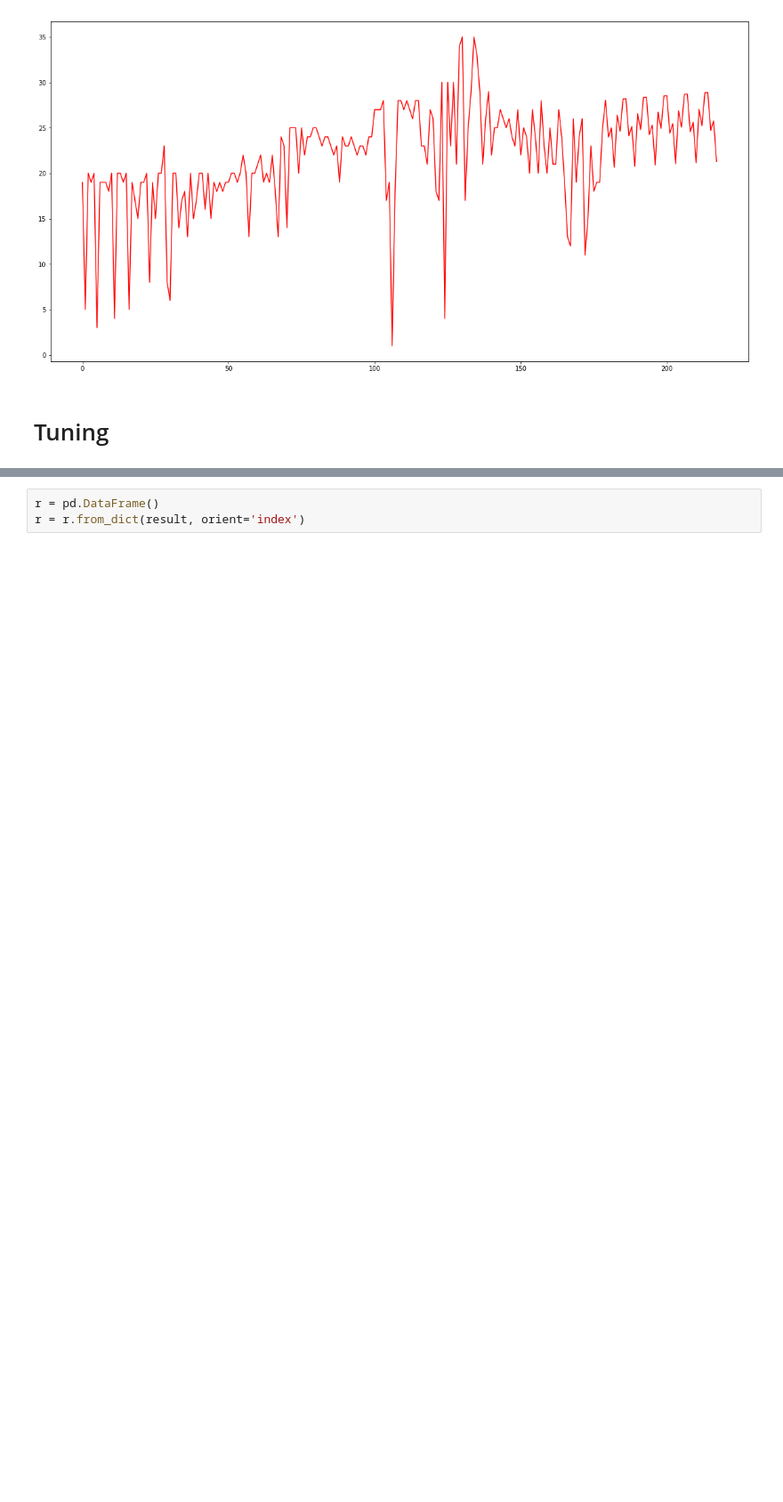
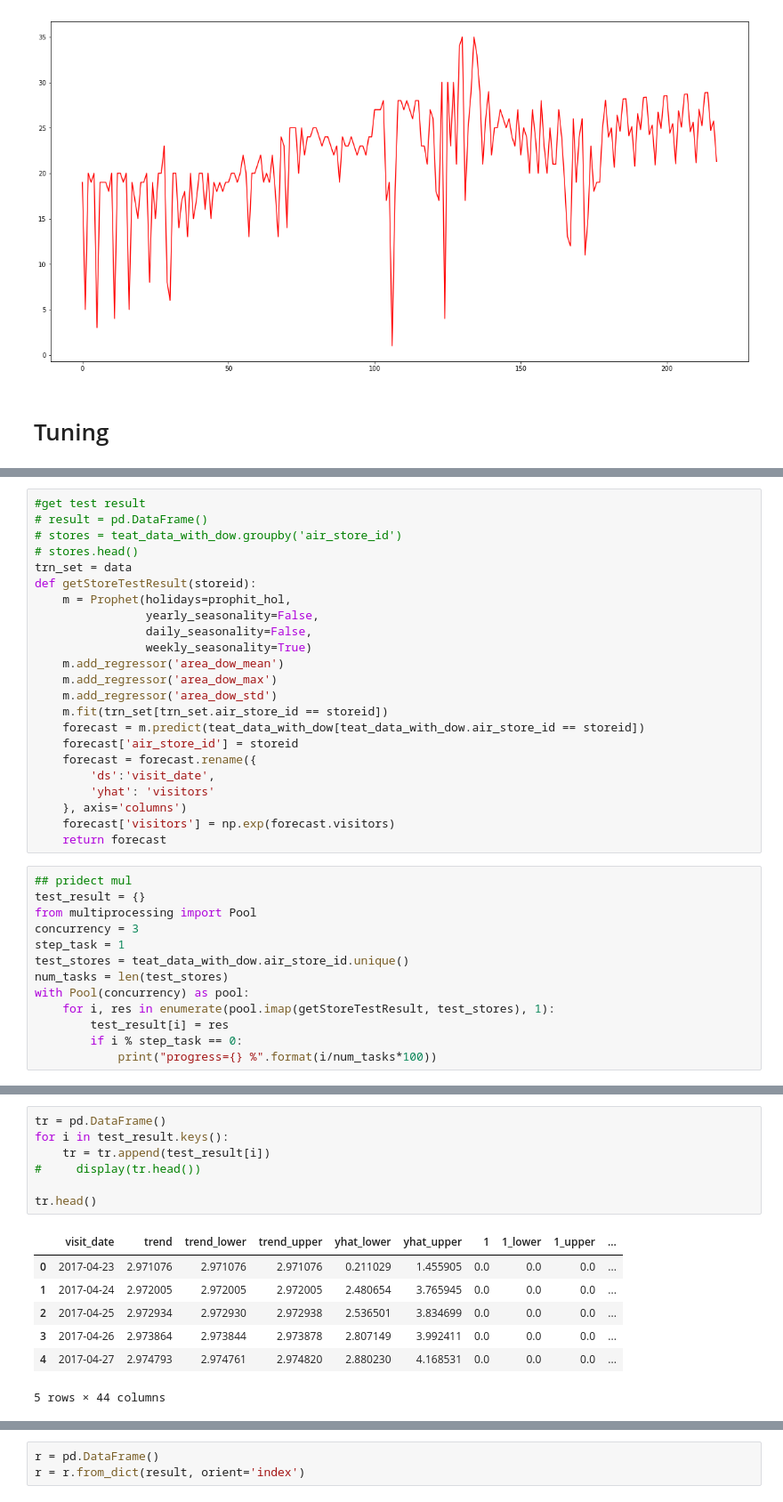
Before and after one commit to xiaochuan-du/ml_utils, a Jupyter notebook: proj/RRVF_yy/time_prophet.ipynb, the cells around one changed output, grey strips where cells are left out. Shown at 89% size. Saved outputs shown, nothing was run; the diff lists cells and outputs as text; blank space fills up the shorter version.

```diff
--- a/proj/RRVF_yy/time_prophet.ipynb
+++ b/proj/RRVF_yy/time_prophet.ipynb
@@ -200,0 +260,36 @@ len(trn_set), len(valid_set)
+# %%
+#get test result
+# result = pd.DataFrame()
+# stores = teat_data_with_dow.groupby('air_store_id')
+# stores.head()
+trn_set = data
+def getStoreTestResult(storeid):
+    m = Prophet(holidays=prophit_hol,
+                yearly_seasonality=False,
+                daily_seasonality=False,
+                weekly_seasonality=True)
+    m.add_regressor('area_dow_mean')
+    m.add_regressor('area_dow_max')
+    m.add_regressor('area_dow_std')
+    m.fit(trn_set[trn_set.air_store_id == storeid])
+    forecast = m.predict(teat_data_with_dow[teat_data_with_dow.air_store_id == storeid])
+    forecast['air_store_id'] = storeid
+    forecast = forecast.rename({
+        'ds':'visit_date',
+        'yhat': 'visitors'
+    }, axis='columns')
+    forecast['visitors'] = np.exp(forecast.visitors)
+    return forecast
+# %%
+## pridect mul
+test_result = {}
+from multiprocessing import Pool
+concurrency = 3
+step_task = 1
+test_stores = teat_data_with_dow.air_store_id.unique()
+num_tasks = len(test_stores)
+with Pool(concurrency) as pool:
+    for i, res in enumerate(pool.imap(getStoreTestResult, test_stores), 1):
+        test_result[i] = res
+        if i % step_task == 0:
+            print("progress={} %".format(i/num_tasks*100))
@@ -200,0 +332,15 @@ len(trn_set), len(valid_set)
+# %%
+tr = pd.DataFrame()
+for i in test_result.keys():
+    tr = tr.append(test_result[i])
+#     display(tr.head())
+
+tr.head()
+# %% [output]
+|  | visit_date | trend | trend_lower | trend_upper | yhat_lower | yhat_upper | 1 | 1_lower | 1_upper | ... |
+| 0 | 2017-04-23 | 2.971076 | 2.971076 | 2.971076 | 0.211029 | 1.455905 | 0.0 | 0.0 | 0.0 | ... |
+| 1 | 2017-04-24 | 2.972005 | 2.972005 | 2.972005 | 2.480654 | 3.765945 | 0.0 | 0.0 | 0.0 | ... |
+| 2 | 2017-04-25 | 2.972934 | 2.972930 | 2.972938 | 2.536501 | 3.834699 | 0.0 | 0.0 | 0.0 | ... |
+| 3 | 2017-04-26 | 2.973864 | 2.973844 | 2.973878 | 2.807149 | 3.992411 | 0.0 | 0.0 | 0.0 | ... |
+| 4 | 2017-04-27 | 2.974793 | 2.974761 | 2.974820 | 2.880230 | 4.168531 | 0.0 | 0.0 | 0.0 | ... |
+5 rows × 44 columns
```
Also changed, not shown: parts of 61 cells of this notebook, 1 other file.
